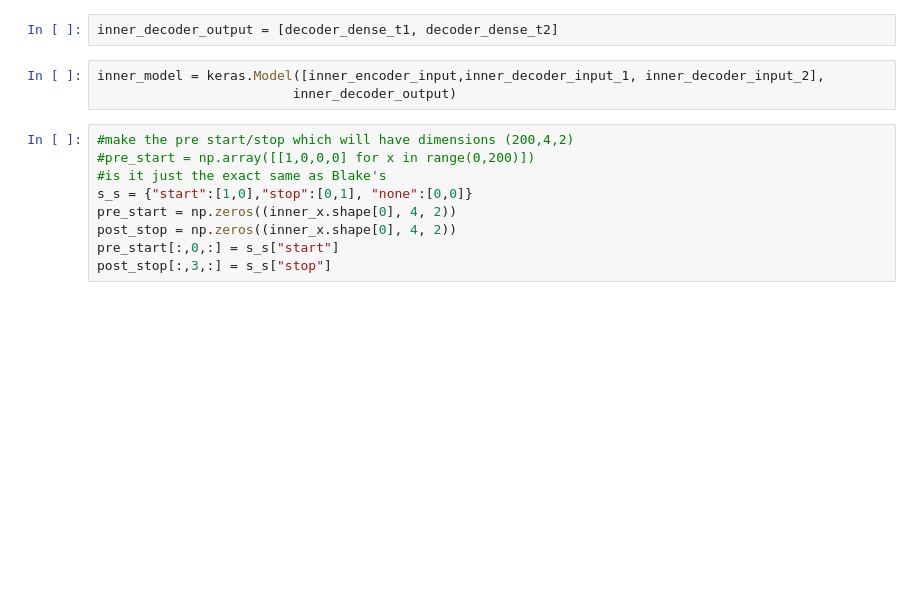
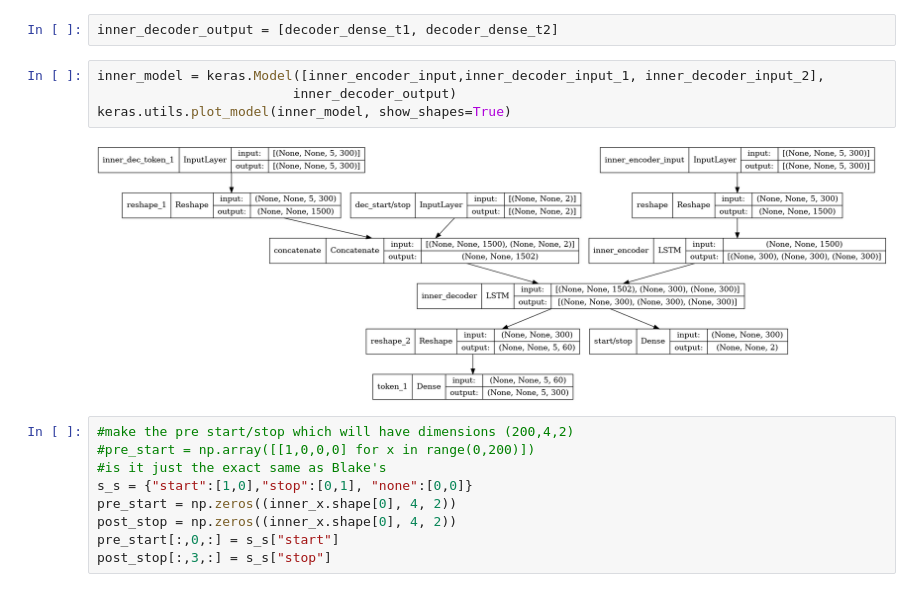
Before and after one commit to LA-Koenig/Attention-Revisited, a Jupyter notebook: Codebase/LSTM_Transformer.ipynb, the cells around one changed output. Saved outputs shown, nothing was run; the diff lists cells and outputs as text; blank space fills up the shorter version.

```diff
--- a/Codebase/LSTM_Transformer.ipynb
+++ b/Codebase/LSTM_Transformer.ipynb
@@ -238,6 +242,9 @@ inner_decoder_output = [decoder_dense_t1, decoder_dense_t2]
 # %%
 inner_model = keras.Model([inner_encoder_input,inner_decoder_input_1, inner_decoder_input_2],
                          inner_decoder_output)
+keras.utils.plot_model(inner_model, show_shapes=True)
+# %% [output]
+[figure, added]
 # %%
 #make the pre start/stop which will have dimensions (200,4,2)
 #pre_start = np.array([[1,0,0,0] for x in range(0,200)])
```
Also changed, not shown: parts of 12 cells of this notebook, 1 other file.
